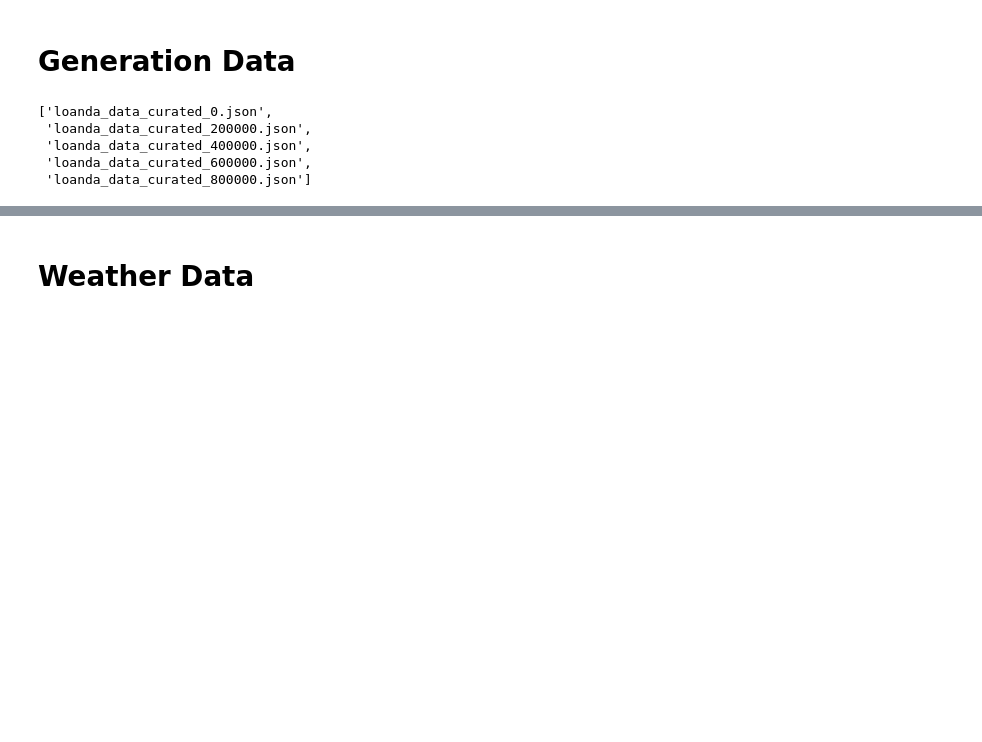
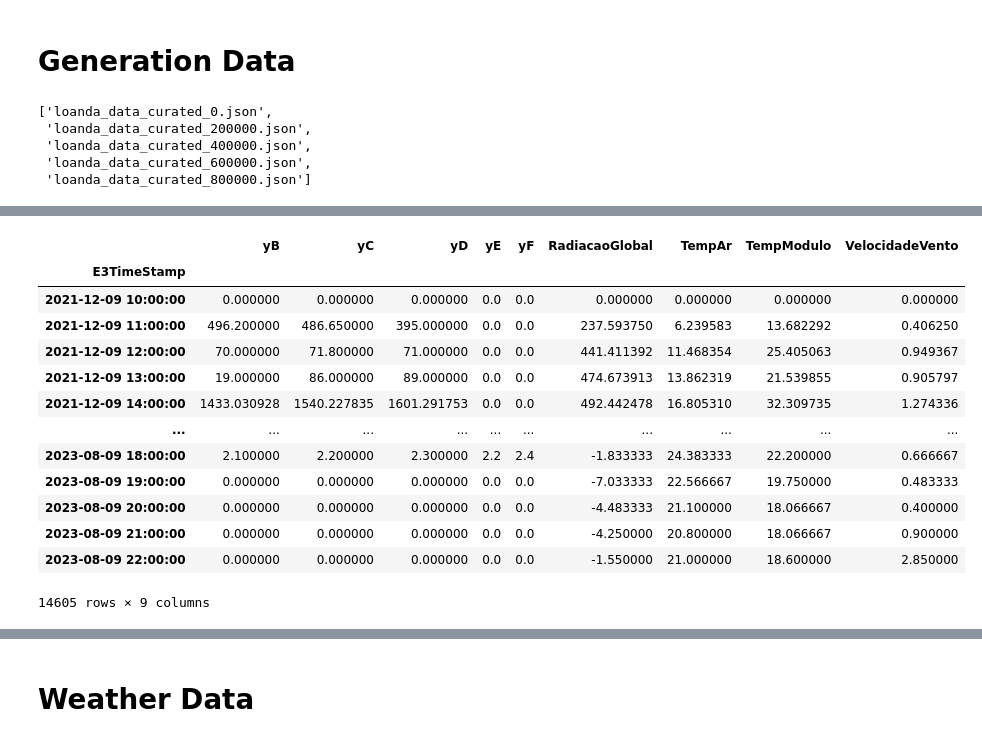
Before and after one commit to luisfernandoagottani/doctorade, a Jupyter notebook: notebooks/loanda/model_training.ipynb, the cells around one changed output, grey strips where cells are left out. Drawn from its saved outputs; the diff is of its cells as text; code cells hidden in the pictures; blank space fills up the shorter version.

```diff
--- a/notebooks/loanda/model_training.ipynb
+++ b/notebooks/loanda/model_training.ipynb
@@ -72,0 +198,23 @@ df = df[~(df['yF'].isna())]
+# %%
+try:
+  df = df.set_index('E3TimeStamp')
+except:
+  pass
+
+
+df_filtered = df_anomaly[['RadiacaoGlobal', 'TempAr', 'TempModulo',
+       'VelocidadeVento', 'yB', 'yC', 'yD', 'yE', 'yF']]
+
+df_descricao = pd.DataFrame()
+
+df_descricao['No_None_Values_Count'] = round(df_filtered.apply(lambda x: x.count()),2)
+df_descricao['None_Values_Count'] = round(df_filtered.apply(lambda x: x.isnull().sum()),2)
+df_descricao['Zeroes_Values_Count'] = round(df_filtered.apply(lambda x: (x == 0).sum()),2)
+df_descricao['Min_Values'] = round(df_filtered.apply(lambda x: x.min()),2)
+df_descricao['Max_Values'] = round(df_filtered.apply(lambda x: x.max()),2)
+df_descricao['Mean_Values'] = round(df_filtered.apply(lambda x: x.mean()),2)
+df_descricao['Std_Values'] = round(df_filtered.apply(lambda x: x.std()),2)
+df_descricao['Sum of Values'] = round(df_filtered.apply(lambda x: x.sum()),0)
+df_descricao['Min_Date'] = df_filtered.index.min()
+df_descricao['Max_Date'] = df_filtered.index.max()
+df_descricao
@@ -72,0 +239,4 @@ df = df[~(df['yF'].isna())]
+# %%
+df_hora_soma = df_filtered[['yB','yC', 'yD', 'yE', 'yF']]
+df_hora_soma = df_hora_soma.resample('H').sum()
+df_hora_soma
@@ -72,0 +258,22 @@ df = df[~(df['yF'].isna())]
+# %%
+df_hora_media = df_filtered[['RadiacaoGlobal','TempAr', 'TempModulo','VelocidadeVento']]
+df_hora_media = df_hora_media.resample('H').mean()
+df_hora_media = df_hora_media.fillna(0)
+# %%
+df_hora = pd.concat([df_hora_soma,df_hora_media], axis = 1)
+df_hora
+# %% [output]
+|  | yB | yC | yD | yE | yF | RadiacaoGlobal | TempAr | TempModulo | VelocidadeVento |
+| E3TimeStamp |  |  |  |  |  |  |  |  |  |
+| 2021-12-09 10:00:00 | 0.000000 | 0.000000 | 0.000000 | 0.0 | 0.0 | 0.000000 | 0.000000 | 0.000000 | 0.000000 |
+| 2021-12-09 11:00:00 | 496.200000 | 486.650000 | 395.000000 | 0.0 | 0.0 | 237.593750 | 6.239583 | 13.682292 | 0.406250 |
+| 2021-12-09 12:00:00 | 70.000000 | 71.800000 | 71.000000 | 0.0 | 0.0 | 441.411392 | 11.468354 | 25.405063 | 0.949367 |
+| 2021-12-09 13:00:00 | 19.000000 | 86.000000 | 89.000000 | 0.0 | 0.0 | 474.673913 | 13.862319 | 21.539855 | 0.905797 |
+| 2021-12-09 14:00:00 | 1433.030928 | 1540.227835 | 1601.291753 | 0.0 | 0.0 | 492.442478 | 16.805310 | 32.309735 | 1.274336 |
+| ... | ... | ... | ... | ... | ... | ... | ... | ... | ... |
+| 2023-08-09 18:00:00 | 2.100000 | 2.200000 | 2.300000 | 2.2 | 2.4 | -1.833333 | 24.383333 | 22.200000 | 0.666667 |
+| 2023-08-09 19:00:00 | 0.000000 | 0.000000 | 0.000000 | 0.0 | 0.0 | -7.033333 | 22.566667 | 19.750000 | 0.483333 |
+| 2023-08-09 20:00:00 | 0.000000 | 0.000000 | 0.000000 | 0.0 | 0.0 | -4.483333 | 21.100000 | 18.066667 | 0.400000 |
+| 2023-08-09 21:00:00 | 0.000000 | 0.000000 | 0.000000 | 0.0 | 0.0 | -4.250000 | 20.800000 | 18.066667 | 0.900000 |
+| 2023-08-09 22:00:00 | 0.000000 | 0.000000 | 0.000000 | 0.0 | 0.0 | -1.550000 | 21.000000 | 18.600000 | 2.850000 |
+14605 rows × 9 columns
```
Also changed, not shown: parts of 43 cells of this notebook.
